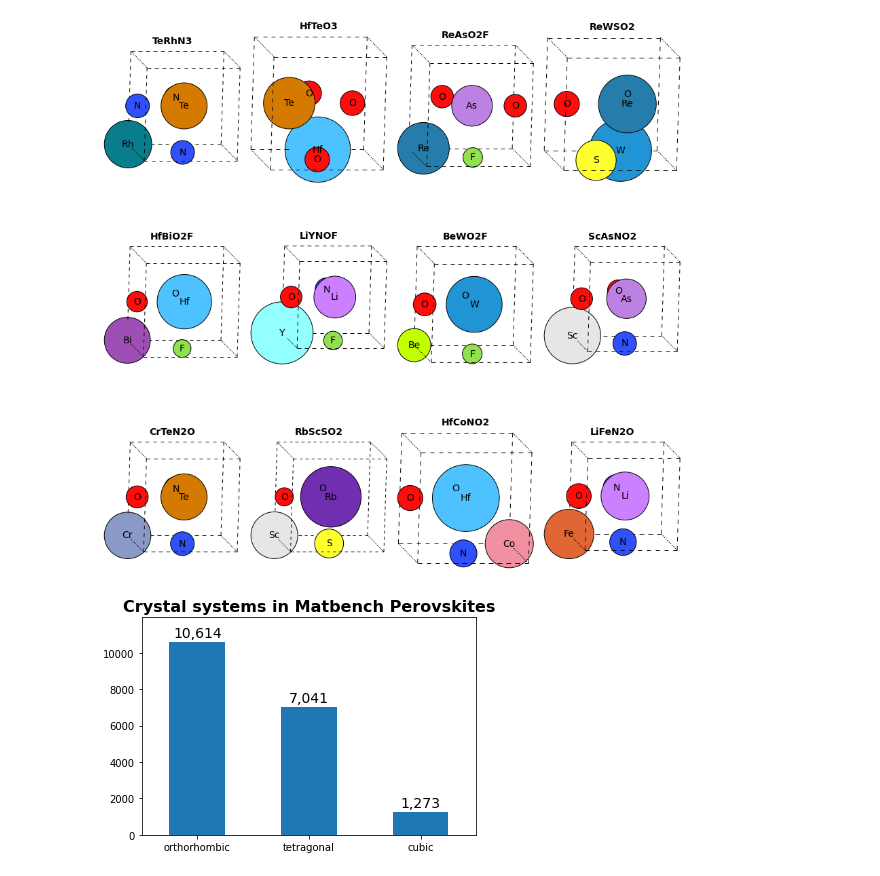
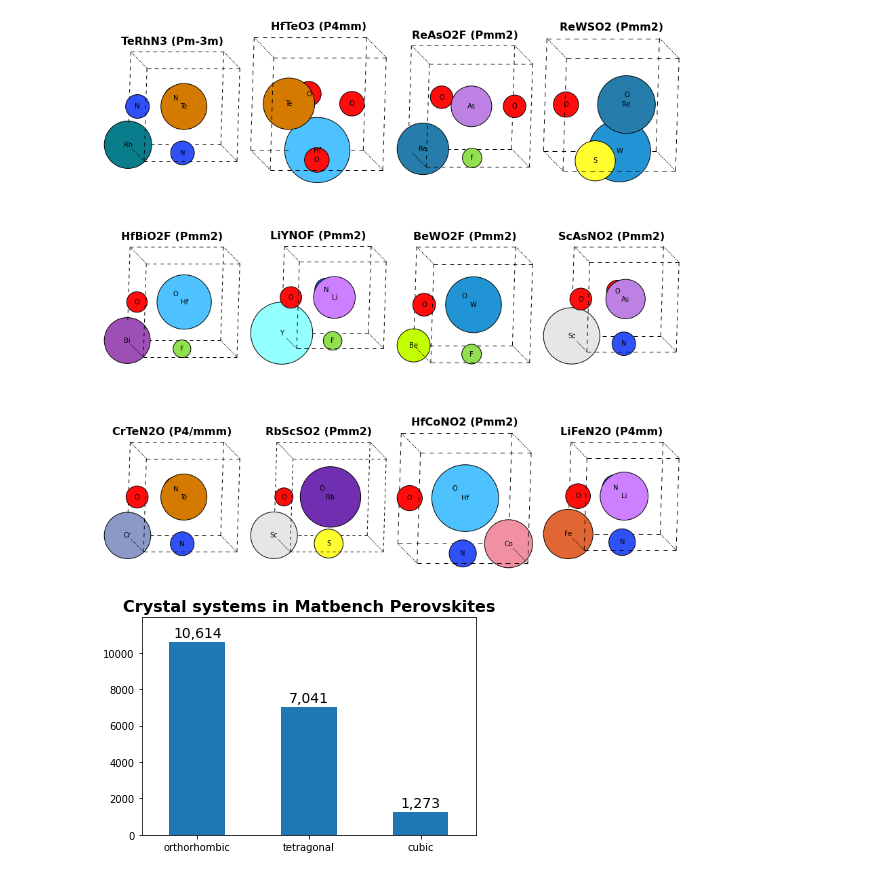
Before and after one commit to janosh/pymatviz, a Jupyter notebook: examples/matbench_perovskites.ipynb, the cells around one changed output. Drawn from its saved outputs; the diff is of its cells as text; code cells hidden in the pictures.

```diff
--- a/examples/matbench_perovskites.ipynb
+++ b/examples/matbench_perovskites.ipynb
@@ -38,11 +38,13 @@ df_perov["spglib_crys_sys"] = df_perov.spglib_spg_num.map(get_crystal_sys)
 # %%
 fig, axs = plt.subplots(3, 4, figsize=(12, 12))
 
 for struct, ax in zip(df_perov.structure.head(12), axs.flat):
     ax = plot_structure_2d(struct, ax=ax)
-    ax.set_title(struct.composition.reduced_formula, fontsize=14)
+    spg_symbol, _ = struct.get_space_group_info()
+    formula = struct.composition.reduced_formula
+    ax.set_title(f"{formula} ({spg_symbol})", fontweight="bold")
 # %% [output]
-[figure, old version]
+[figure, new version]
 # %%
 labels = {"e_form": "Formation Energy (eV/atom)"}
 
```
Also changed, not shown: parts of 4 cells of this notebook, 12 other files.
